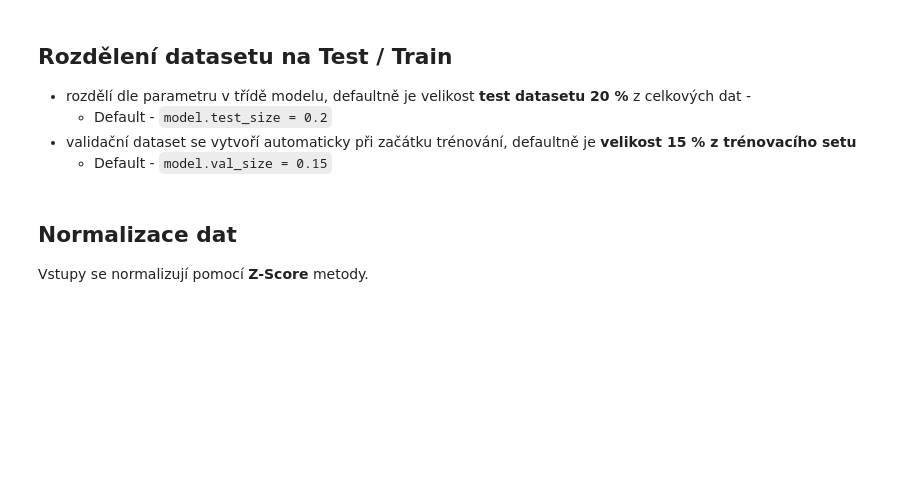
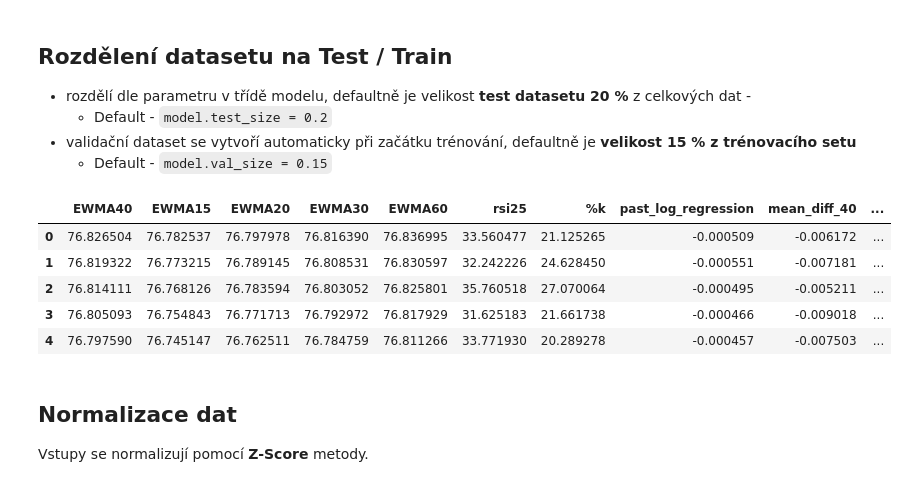
Before and after one commit to NightingaleV/bakalarska-prace-ann-algotrading, a Jupyter notebook: interface/Workflow_Guide.ipynb, the cells around one changed output. Cells and saved outputs as stored; diff of their text form; code cells hidden in the pictures; blank space fills up the shorter version.

```diff
--- a/interface/Workflow_Guide.ipynb
+++ b/interface/Workflow_Guide.ipynb
@@ -243,6 +212,16 @@ df.head()
 # %%
 # Test/Train split
 df_train, df_test, df_test_close = dm.test_train_split(model)
+
+# First 5 rows
+df_train.head()
+# %% [output]
+|  | EWMA40 | EWMA15 | EWMA20 | EWMA30 | EWMA60 | rsi25 | %k | past_log_regression | mean_diff_40 | ... |
+| 0 | 76.826504 | 76.782537 | 76.797978 | 76.816390 | 76.836995 | 33.560477 | 21.125265 | -0.000509 | -0.006172 | ... |
+| 1 | 76.819322 | 76.773215 | 76.789145 | 76.808531 | 76.830597 | 32.242226 | 24.628450 | -0.000551 | -0.007181 | ... |
+| 2 | 76.814111 | 76.768126 | 76.783594 | 76.803052 | 76.825801 | 35.760518 | 27.070064 | -0.000495 | -0.005211 | ... |
+| 3 | 76.805093 | 76.754843 | 76.771713 | 76.792972 | 76.817929 | 31.625183 | 21.661738 | -0.000466 | -0.009018 | ... |
+| 4 | 76.797590 | 76.745147 | 76.762511 | 76.784759 | 76.811266 | 33.771930 | 20.289278 | -0.000457 | -0.007503 | ... |
 # %% [markdown]
 ## Normalizace dat
 Vstupy se normalizují pomocí **Z-Score** metody.
```
Also changed, not shown: parts of 25 cells of this notebook, 2 other files.
